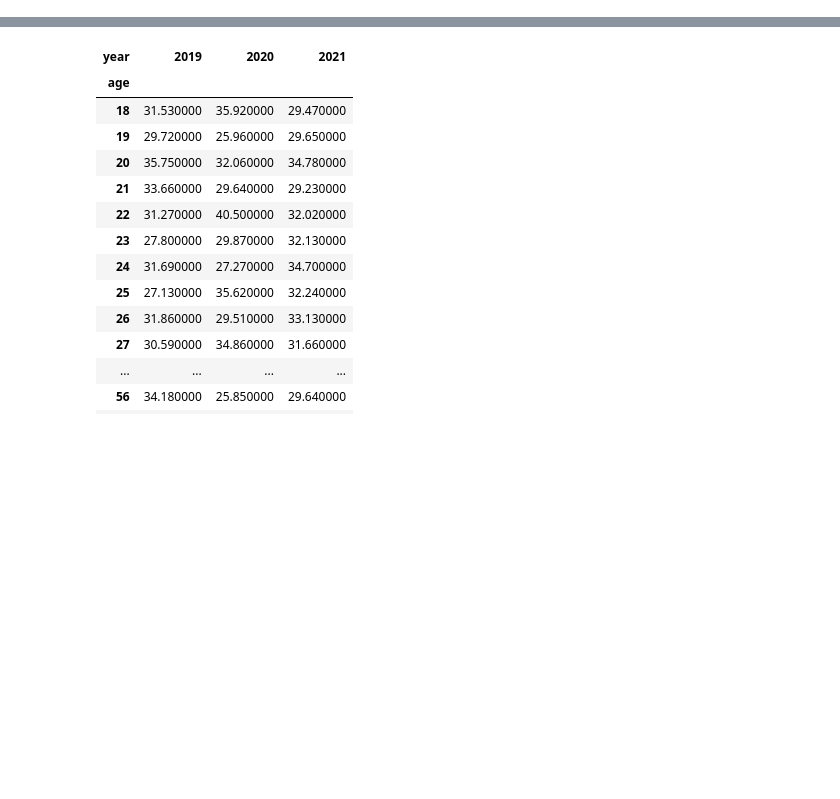
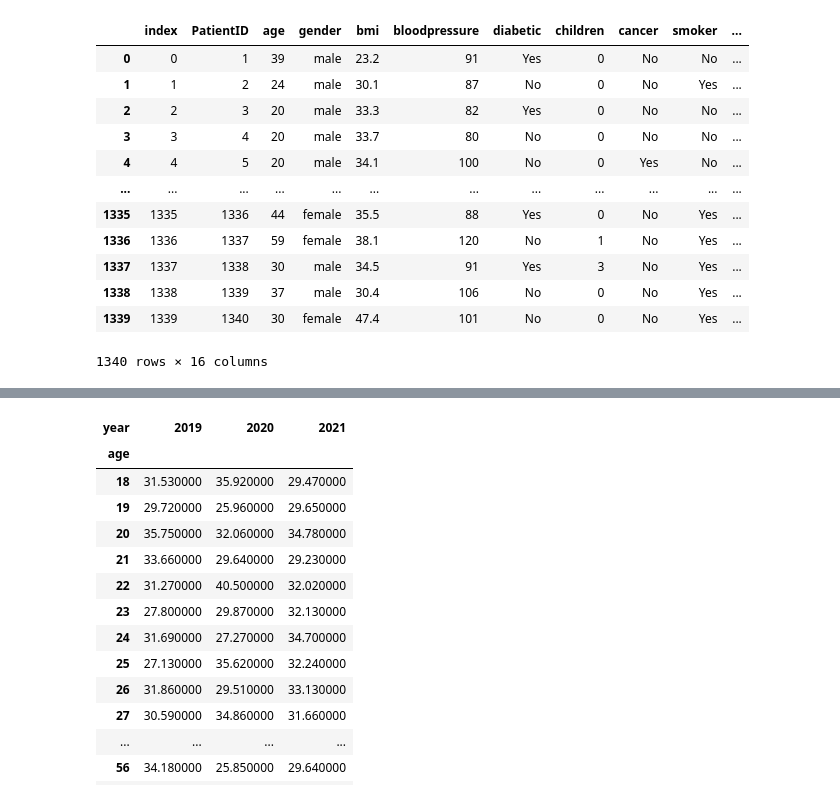
Before and after one commit to saibabu369/HealthPulse, a Jupyter notebook: SourceCode.ipynb, the cells around one changed output, grey strips where cells are left out. Drawn from its saved outputs; the diff is of its cells as text; code cells hidden in the pictures; blank space fills up the shorter version.

Commit message:
Update data processing steps.

```diff
--- a/SourceCode.ipynb
+++ b/SourceCode.ipynb
@@ -0,0 +3,18 @@
+# %%
+data = pd.read_csv(r"C:\Users\S547054\Downloads\insurance_data.csv")
+# %%
+data
+# %% [output]
+|  | index | PatientID | age | gender | bmi | bloodpressure | diabetic | children | cancer | smoker | ... |
+| 0 | 0 | 1 | 39 | male | 23.2 | 91 | Yes | 0 | No | No | ... |
+| 1 | 1 | 2 | 24 | male | 30.1 | 87 | No | 0 | No | Yes | ... |
+| 2 | 2 | 3 | 20 | male | 33.3 | 82 | Yes | 0 | No | No | ... |
+| 3 | 3 | 4 | 20 | male | 33.7 | 80 | No | 0 | No | No | ... |
+| 4 | 4 | 5 | 20 | male | 34.1 | 100 | No | 0 | Yes | No | ... |
+| ... | ... | ... | ... | ... | ... | ... | ... | ... | ... | ... | ... |
+| 1335 | 1335 | 1336 | 44 | female | 35.5 | 88 | Yes | 0 | No | Yes | ... |
+| 1336 | 1336 | 1337 | 59 | female | 38.1 | 120 | No | 1 | No | Yes | ... |
+| 1337 | 1337 | 1338 | 30 | male | 34.5 | 91 | Yes | 3 | No | Yes | ... |
+| 1338 | 1338 | 1339 | 37 | male | 30.4 | 106 | No | 0 | No | Yes | ... |
+| 1339 | 1339 | 1340 | 30 | female | 47.4 | 101 | No | 0 | No | Yes | ... |
+1340 rows × 16 columns
```
Also changed, not shown: parts of 16 cells of this notebook.
